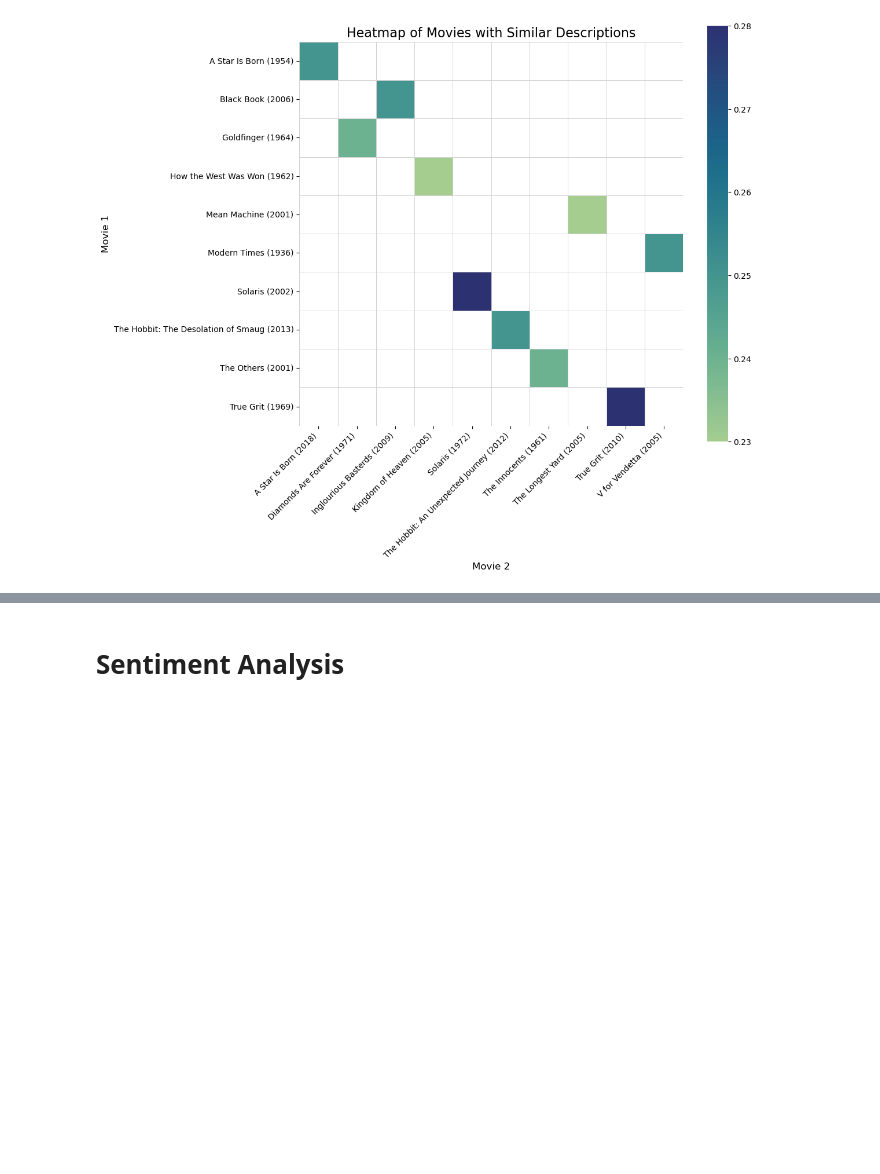
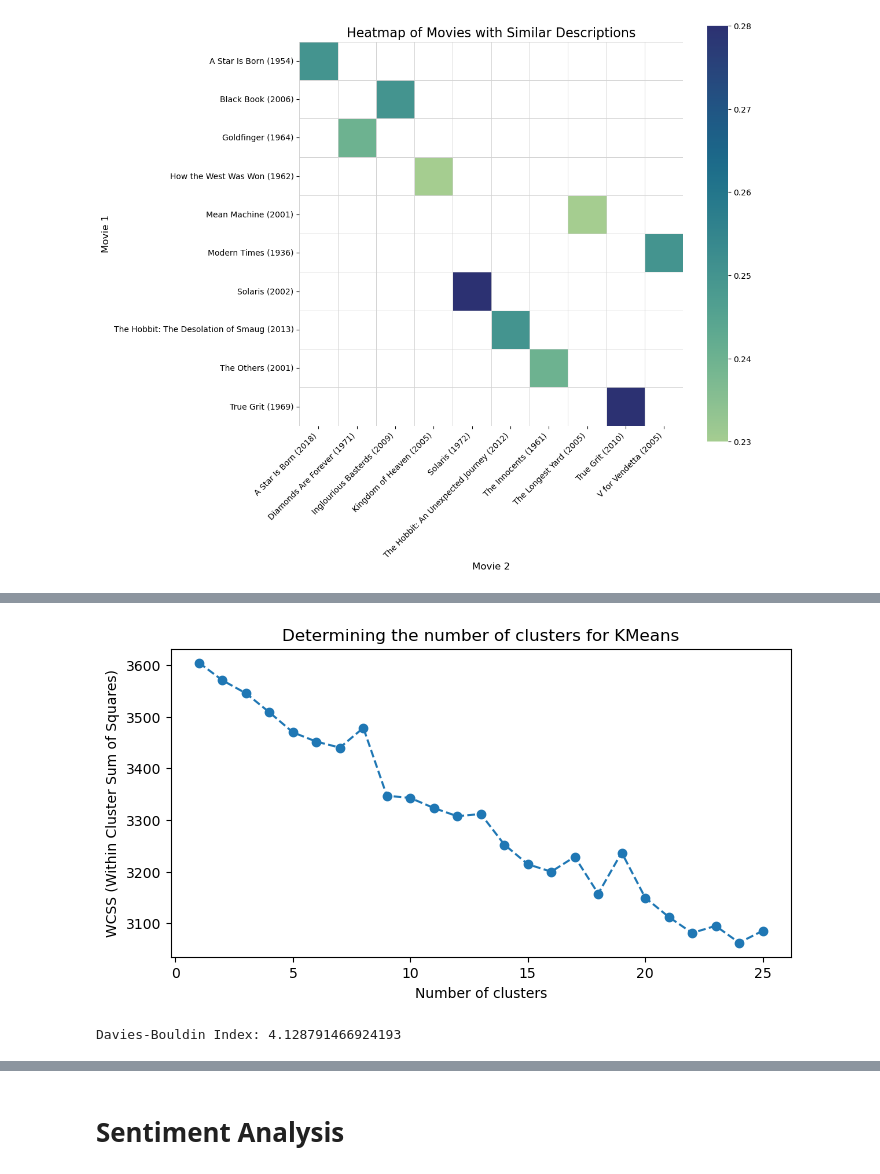
Before and after one commit to JasonMerit/ComputationalTools, a Jupyter notebook: Project/Combined_notebook.ipynb, the cells around one changed output, grey strips where cells are left out. Drawn from its saved outputs; the diff is of its cells as text; code cells hidden in the pictures; blank space fills up the shorter version.

```diff
--- a/Project/Combined_notebook.ipynb
+++ b/Project/Combined_notebook.ipynb
@@ -396,0 +416,18 @@ INDSÆT CLUSTERING UNDER DETTE!!
+# %%
+summaries = Movies['Description']
+movie_titles = Movies['Name']
+
+summaries_preprocessed = simple_preprocess_text(summaries)
+summaries_preprocessed = preprocessing_lemmatization(summaries_preprocessed)
+
+movie_titles_preprocessed = simple_preprocess_text(movie_titles)
+movie_titles_preprocessed = preprocessing_lemmatization(movie_titles_preprocessed)
+
+
+tfidf_vector1 = TfidfVectorizer(min_df=0.015)
+summary_result = tfidf_vector1.fit_transform(summaries_preprocessed)
+
+tfidf_vector2 = TfidfVectorizer(min_df=0.005)
+movie_titles_result = tfidf_vector2.fit_transform(movie_titles_preprocessed)
+
+combined_results = hstack((summary_result, movie_titles_result))
@@ -396,0 +472,24 @@ INDSÆT CLUSTERING UNDER DETTE!!
+# %%
+num_clusters = []
+for i in range(1, 26):
+    kmeans = KMeans(n_clusters=i)
+    kmeans.fit(combined_results)
+    num_clusters.append(kmeans.inertia_)
+
+plt.figure(figsize=(8, 4))
+plt.plot(range(1, 26), num_clusters, linestyle = '--', marker = 'o')
+plt.xlabel('Number of clusters')
+plt.ylabel('WCSS (Within Cluster Sum of Squares)')
+plt.title('Determining the number of clusters for KMeans')
+plt.show()
+# %% [output]
+[figure, added]
+# %%
+kmeans = KMeans(n_clusters=24, random_state=42)
+kmeans.fit(combined_results)
+kmeans_labels = kmeans.labels_
+
+db_index = davies_bouldin_score(combined_results.toarray(), kmeans_labels)
+print(str.format('Davies-Bouldin Index: {0}', db_index))
+# %% [output]
+Davies-Bouldin Index: 4.128791466924193
```
Also changed, not shown: parts of 14 cells of this notebook, 1 other file.
